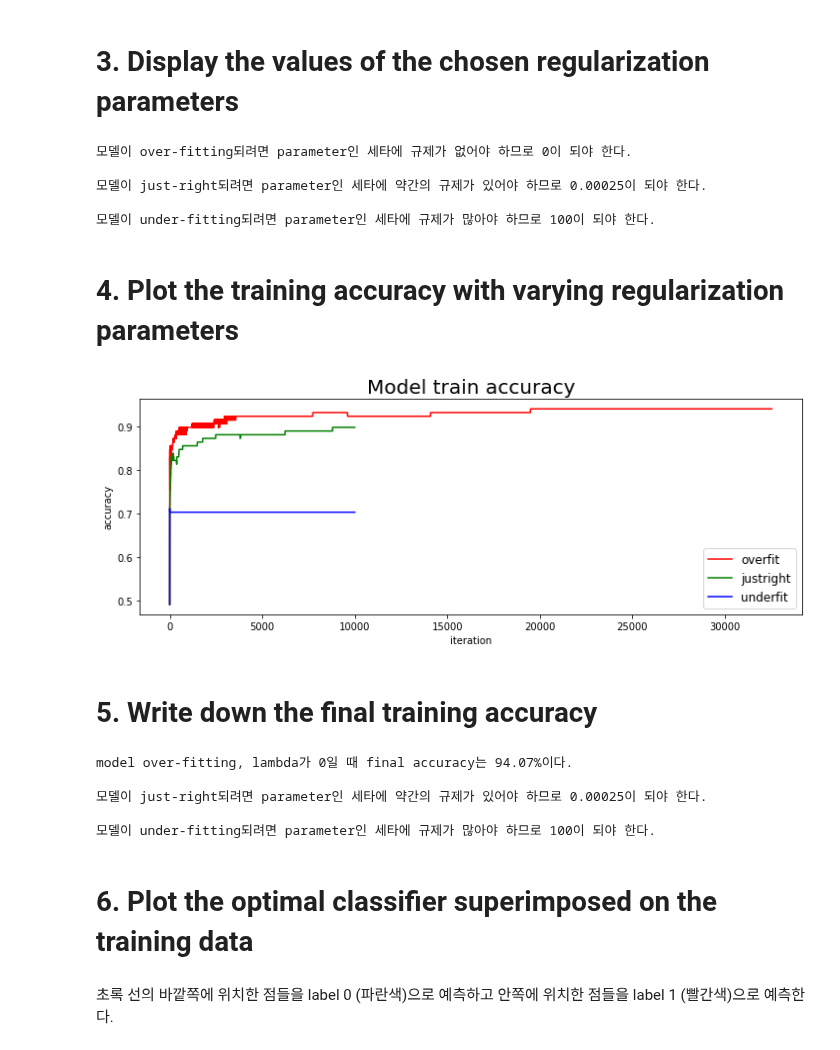
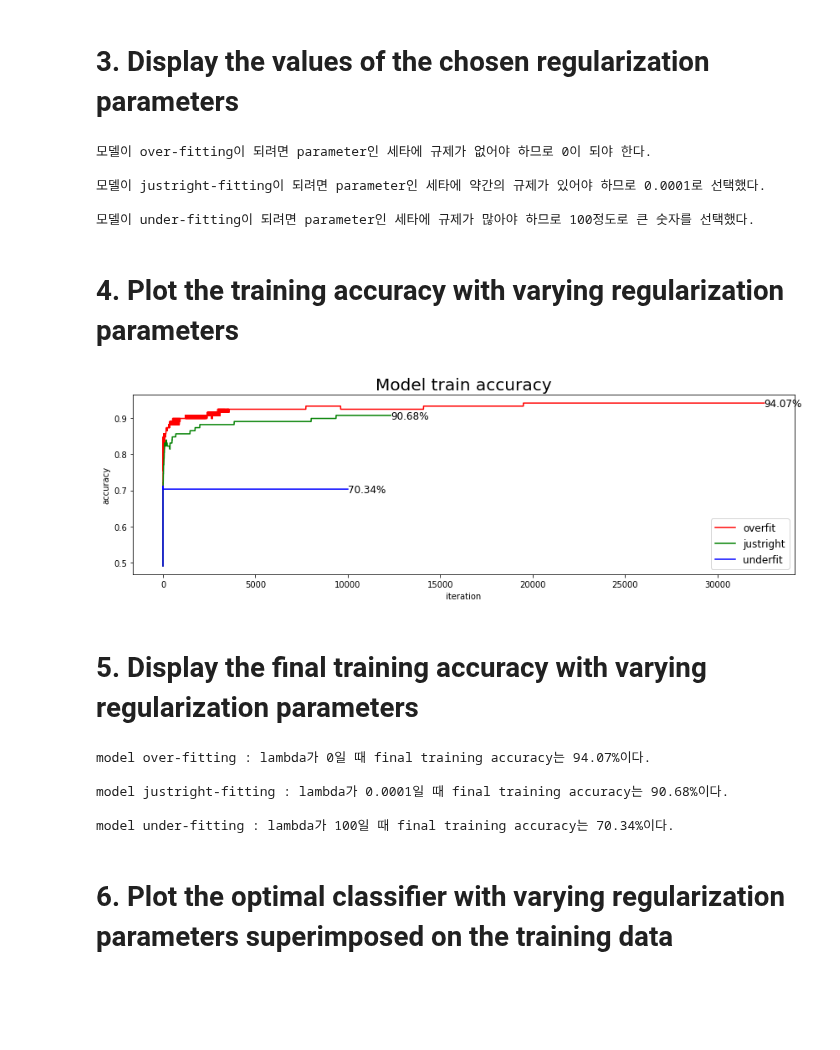
Before and after one commit to BaeHyungjun/2020-1-MachineLearning, a Jupyter notebook: 20152410_배형준_머신러닝_과제7.ipynb, the cells around one changed output. Drawn from its saved outputs; the diff is of its cells as text; code cells hidden in the pictures; blank space fills up the shorter version.

```diff
--- a/20152410_배형준_머신러닝_과제7.ipynb
+++ b/20152410_배형준_머신러닝_과제7.ipynb
@@ -19,7 +19,8 @@ os.chdir(directory)
 # %%
 # load dataset
 
-train = pd.read_csv('./과제7/data-nonlinear.txt', header=None)
+filename = './과제7/data-nonlinear.txt'
+train = pd.read_csv(filename, header=None)
 train.columns = ['x', 'y', 'l']
 
 label_0 = train.loc[train['l'] == 0, :]
@@ -252,52 +265,64 @@ plt.show()
 # %%
 from colorama import Fore, Back, Style
 
-print(Fore.RED + '모델이 over-fitting되려면 parameter인 세타에 규제가 없어야 하므로 {}이 되야 한다.'.format(alpha_overfit))
+print(Fore.RED + '모델이 over-fitting이 되려면 parameter인 세타에 규제가 없어야 하므로 {}이 되야 한다.'.format(alpha_overfit))
 print(Style.RESET_ALL)
-print(Fore.GREEN + '모델이 just-right되려면 parameter인 세타에 약간의 규제가 있어야 하므로 {}이 되야 한다.'.format(alpha_justright))
+print(Fore.GREEN + '모델이 justright-fitting이 되려면 parameter인 세타에 약간의 규제가 있어야 하므로 {}로 선택했다.'
+      .format(alpha_justright))
 print(Style.RESET_ALL)
-print(Fore.BLUE + '모델이 under-fitting되려면 parameter인 세타에 규제가 많아야 하므로 {}이 되야 한다.'.format(alpha_underfit))
+print(Fore.BLUE + '모델이 under-fitting이 되려면 parameter인 세타에 규제가 많아야 하므로 {}정도로 큰 숫자를 선택했다.'
+      .format(alpha_underfit))
 print(Style.RESET_ALL)
 # %% [output]
-모델이 over-fitting되려면 parameter인 세타에 규제가 없어야 하므로 0이 되야 한다.
+모델이 over-fitting이 되려면 parameter인 세타에 규제가 없어야 하므로 0이 되야 한다.
 
-모델이 just-right되려면 parameter인 세타에 약간의 규제가 있어야 하므로 0.00025이 되야 한다.
+모델이 justright-fitting이 되려면 parameter인 세타에 약간의 규제가 있어야 하므로 0.0001로 선택했다.
 
-모델이 under-fitting되려면 parameter인 세타에 규제가 많아야 하므로 100이 되야 한다.
+모델이 under-fitting이 되려면 parameter인 세타에 규제가 많아야 하므로 100정도로 큰 숫자를 선택했다.
 # %% [markdown]
 # 4. Plot the training accuracy with varying regularization parameters
 # %%
 plt.figure(figsize=(12, 4))
 plt.plot(model_overfit.record_accuracy, 'r-', label='overfit')
 plt.plot(model_justright.record_accuracy, 'g-', label='justright')
 plt.plot(model_underfit.record_accuracy, 'b-', label='underfit')
+
 plt.title('Model train accuracy', fontsize=20)
 plt.xlabel('iteration')
 plt.ylabel('accuracy')
 plt.legend(loc='best', fontsize=12)
+
+plt.text(len(model_overfit.record_accuracy), model_overfit.record_accuracy[-1]-0.01,
+         '{}%'.format(100*round(model_overfit.record_accuracy[-1], 4)), fontsize=12)
+plt.text(len(model_justright.record_accuracy), model_justright.record_accuracy[-1]-0.01,
+         '{}%'.format(100*round(model_justright.record_accuracy[-1], 4)), fontsize=12)
+plt.text(len(model_underfit.record_accuracy), model_underfit.record_accuracy[-1]-0.01,
+         '{}%'.format(100*round(model_underfit.record_accuracy[-1], 4)), fontsize=12)
+
+plt.tight_layout()
 plt.show()
 # %% [output]
-[figure, old version]
+[figure, new version]
 # %% [markdown]
-# 5. Write down the final training accuracy
+# 5. Display the final training accuracy with varying regularization parameters
 # %%
-print(Fore.RED+'model over-fitting, lambda가 {}일 때 final accuracy는 {}%이다.'.format(alpha_overfit,
-                                                                                 100*round(model_overfit.record_accuracy[-1], 4)))
+print(Fore.RED+'model over-fitting : lambda가 {}일 때 final training accuracy는 {}%이다.'.format(alpha_overfit,
+                                                                        100*round(model_overfit.record_accuracy[-1], 4)))
 print(Style.RESET_ALL)
-print(Fore.GREEN+'model just-right-fitting, lambda가 {}일 때 final accuracy는 {}%이다.'.format(alpha_justright,
-                                                                                   100*round(model_overfit.record_accuracy[-1], 4)))
+print(Fore.GREEN+'model justright-fitting : lambda가 {}일 때 final training accuracy는 {}%이다.'.format(alpha_justright,
+                                                                        100*round(model_justright.record_accuracy[-1], 4)))
 print(Style.RESET_ALL)
-print(Fore.BLUE+'model under-fitting, lambda가 {}일 때 final accuracy는 {}%이다.'.format(alpha_underfit,
-                                                                                  100*round(model_overfit.record_accuracy[-1], 4)))
+print(Fore.BLUE+'model under-fitting : lambda가 {}일 때 final training accuracy는 {}%이다.'.format(alpha_underfit,
+                                                                        100*round(model_underfit.record_accuracy[-1], 4)))
 print(Style.RESET_ALL)
 # %% [output]
-model over-fitting, lambda가 0일 때 final accuracy는 94.07%이다.
+model over-fitting : lambda가 0일 때 final training accuracy는 94.07%이다.
 
-모델이 just-right되려면 parameter인 세타에 약간의 규제가 있어야 하므로 0.00025이 되야 한다.
+model justright-fitting : lambda가 0.0001일 때 final training accuracy는 90.68%이다.
 
-모델이 under-fitting되려면 parameter인 세타에 규제가 많아야 하므로 100이 되야 한다.
+model under-fitting : lambda가 100일 때 final training accuracy는 70.34%이다.
 # %% [markdown]
-# 6. Plot the optimal classifier superimposed on the training data
+# 6. Plot the optimal classifier with varying regularization parameters superimposed on the training data
 # %%
 # make x_grid, y_grid, z_grid
 
@@ -331,2 +345,0 @@ plt.show()
-# %% [markdown]
-초록 선의 바깥쪽에 위치한 점들을 label 0 (파란색)으로 예측하고 안쪽에 위치한 점들을 label 1 (빨간색)으로 예측한다.
```
Also changed, not shown: parts of 8 cells of this notebook.
